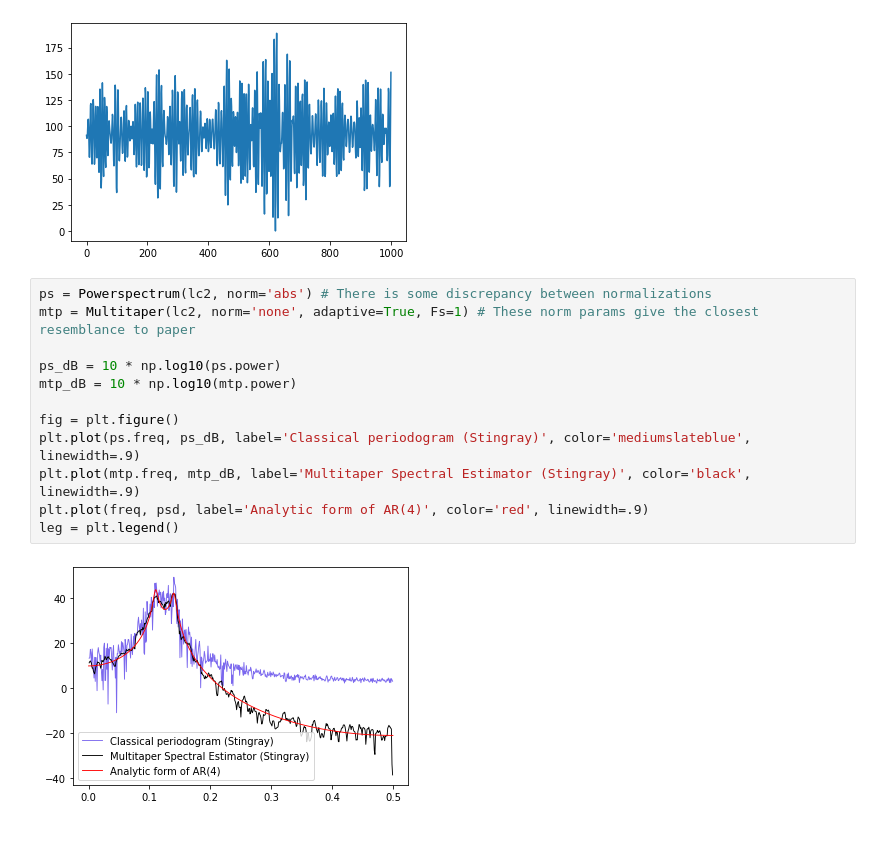
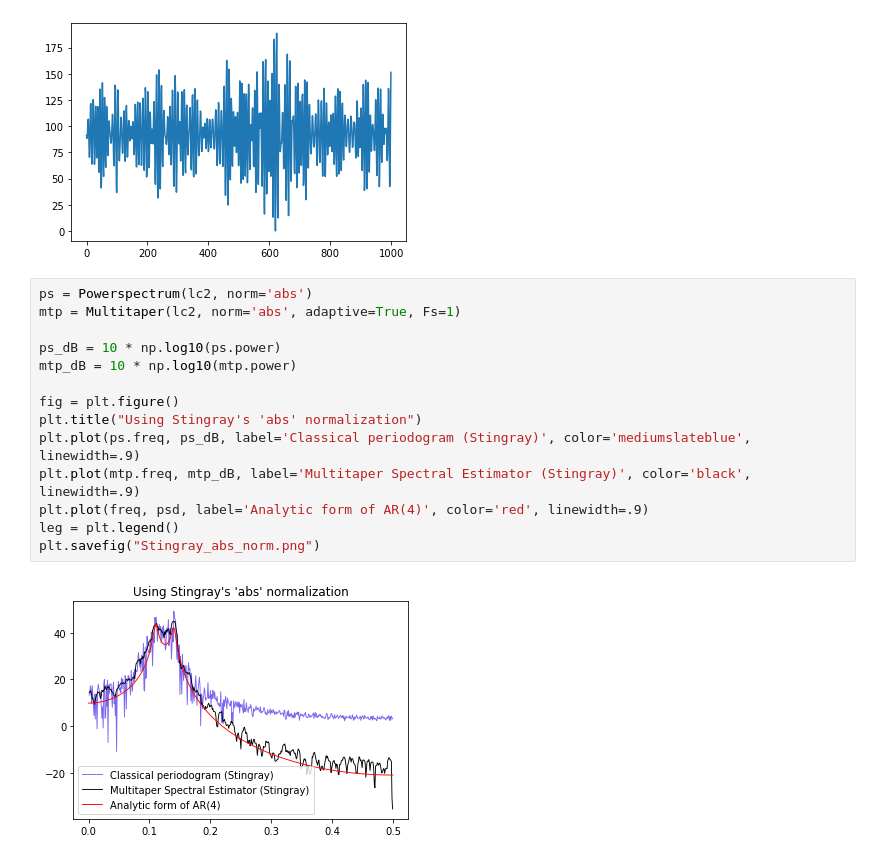
Before and after one commit to dhruv9vats/misc, a Jupyter notebook: AR4.ipynb, the cells around one changed output. Drawn from its saved outputs; the diff is of its cells as text.

Commit message:
Show difference in normalizations

```diff
--- a/AR4.ipynb
+++ b/AR4.ipynb
@@ -27,16 +27,18 @@ WARNING:root:Checking if light curve is sorted.
 WARNING:root:Computing the bin time ``dt``. This can take time. If you know the bin time, please specify it at light curve creation
 [figure]
 # %%
-ps = Powerspectrum(lc2, norm='abs') # There is some discrepancy between normalizations
-mtp = Multitaper(lc2, norm='none', adaptive=True, Fs=1) # These norm params give the closest resemblance to paper
+ps = Powerspectrum(lc2, norm='abs')
+mtp = Multitaper(lc2, norm='abs', adaptive=True, Fs=1)
 
 ps_dB = 10 * np.log10(ps.power)
 mtp_dB = 10 * np.log10(mtp.power)
 
 fig = plt.figure()
+plt.title("Using Stingray's 'abs' normalization")
 plt.plot(ps.freq, ps_dB, label='Classical periodogram (Stingray)', color='mediumslateblue', linewidth=.9)
 plt.plot(mtp.freq, mtp_dB, label='Multitaper Spectral Estimator (Stingray)', color='black', linewidth=.9)
 plt.plot(freq, psd, label='Analytic form of AR(4)', color='red', linewidth=.9)
 leg = plt.legend()
+plt.savefig("Stingray_abs_norm.png")
 # %% [output]
-[figure, old version]
+[figure, new version]
```
Also changed, not shown: parts of 1 cell of this notebook.
